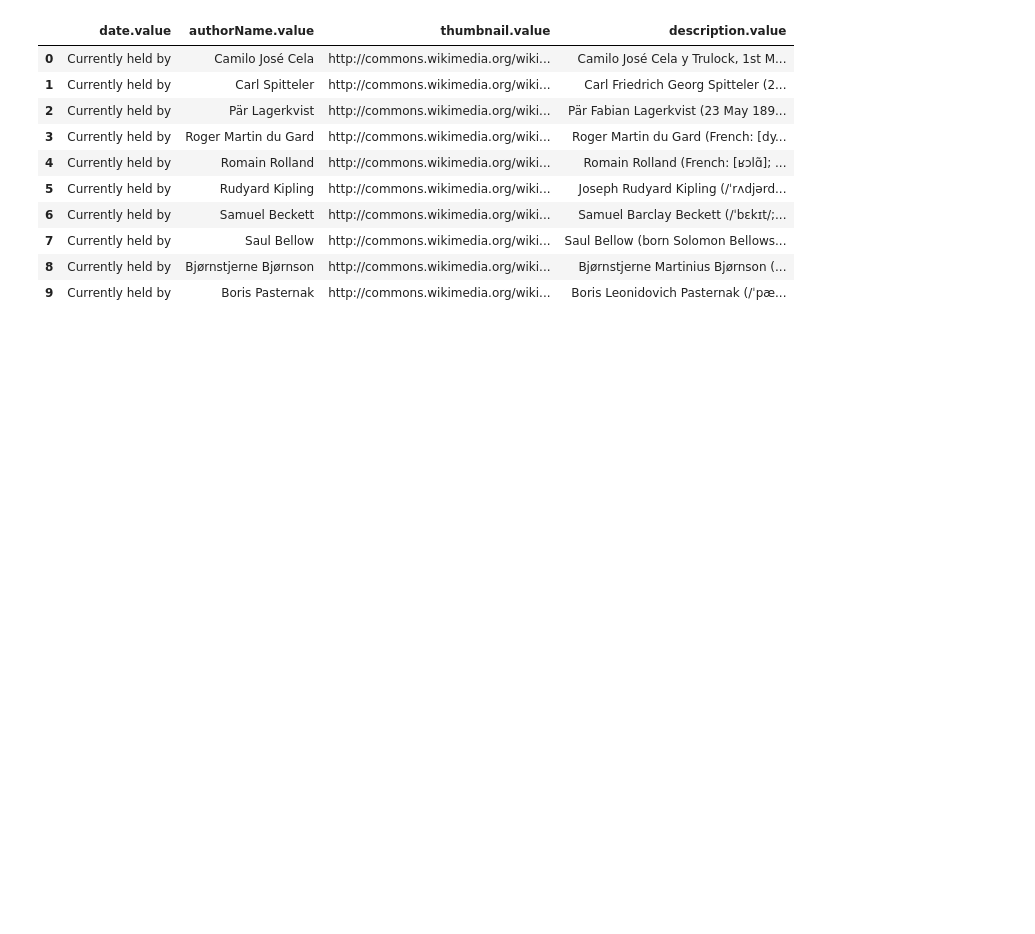
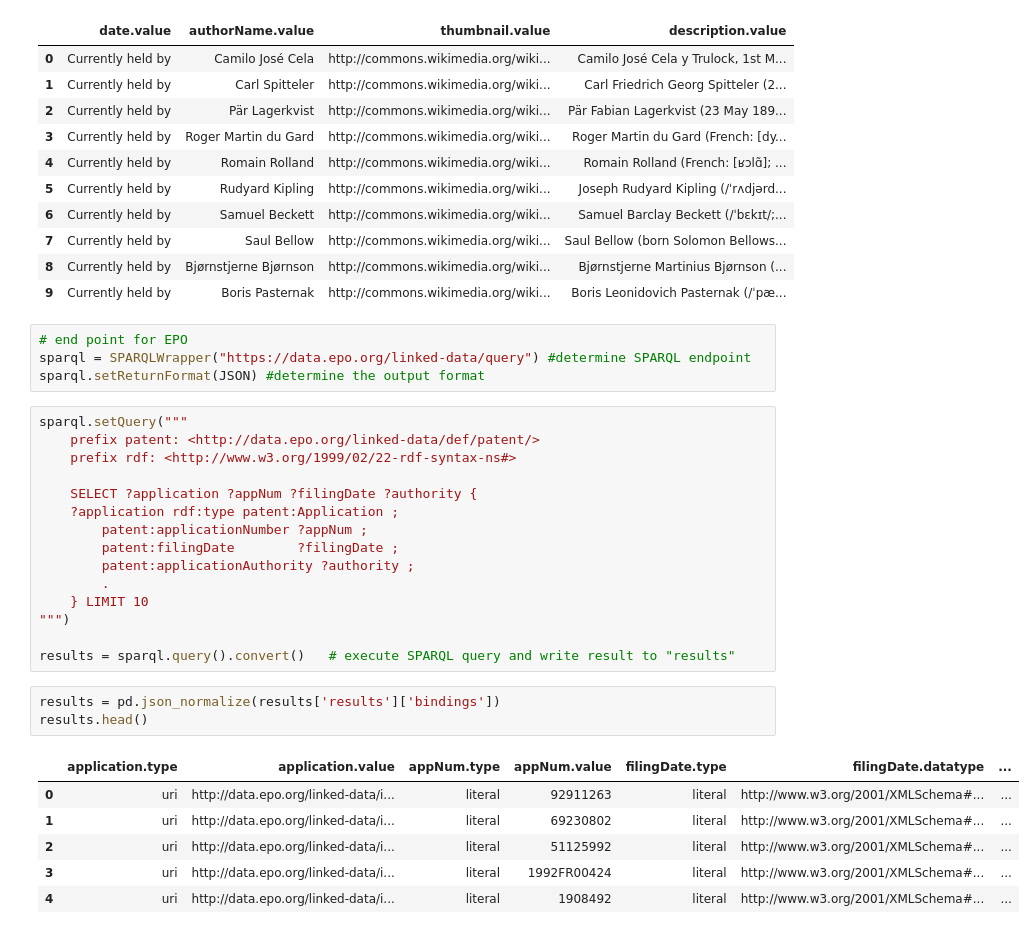
Before and after one commit to oceanumeric/NLP, a Jupyter notebook: KnowledgeGraph/lab3.ipynb, the cells around one changed output. Drawn from its saved outputs; the diff is of its cells as text; blank space fills up the shorter version.

Commit message:
[add] r sparql

```diff
--- a/KnowledgeGraph/lab3.ipynb
+++ b/KnowledgeGraph/lab3.ipynb
@@ -307,3 +307,32 @@ qr_df7[['date.value', 'authorName.value', 'thumbnail.value', 'description.value'
 | 7 | Currently held by | Saul Bellow | http://commons.wikimedia.org/wiki... | Saul Bellow (born Solomon Bellows... |
 | 8 | Currently held by | Bjørnstjerne Bjørnson | http://commons.wikimedia.org/wiki... | Bjørnstjerne Martinius Bjørnson (... |
 | 9 | Currently held by | Boris Pasternak | http://commons.wikimedia.org/wiki... | Boris Leonidovich Pasternak (/ˈpæ... |
+# %%
+# end point for EPO
+sparql = SPARQLWrapper("https://data.epo.org/linked-data/query") #determine SPARQL endpoint
+sparql.setReturnFormat(JSON) #determine the output format
+# %%
+sparql.setQuery("""
+    prefix patent: <http://data.epo.org/linked-data/def/patent/>
+    prefix rdf: <http://www.w3.org/1999/02/22-rdf-syntax-ns#>
+
+    SELECT ?application ?appNum ?filingDate ?authority {
+    ?application rdf:type patent:Application ;
+        patent:applicationNumber ?appNum ;
+        patent:filingDate        ?filingDate ;
+        patent:applicationAuthority ?authority ;
+        .
+    } LIMIT 10
+""")
+
+results = sparql.query().convert()   # execute SPARQL query and write result to "results"
+# %%
+results = pd.json_normalize(results['results']['bindings'])
+results.head()
+# %% [output]
+|  | application.type | application.value | appNum.type | appNum.value | filingDate.type | filingDate.datatype | ... |
+| 0 | uri | http://data.epo.org/linked-data/i... | literal | 92911263 | literal | http://www.w3.org/2001/XMLSchema#... | ... |
+| 1 | uri | http://data.epo.org/linked-data/i... | literal | 69230802 | literal | http://www.w3.org/2001/XMLSchema#... | ... |
+| 2 | uri | http://data.epo.org/linked-data/i... | literal | 51125992 | literal | http://www.w3.org/2001/XMLSchema#... | ... |
+| 3 | uri | http://data.epo.org/linked-data/i... | literal | 1992FR00424 | literal | http://www.w3.org/2001/XMLSchema#... | ... |
+| 4 | uri | http://data.epo.org/linked-data/i... | literal | 1908492 | literal | http://www.w3.org/2001/XMLSchema#... | ... |
```
Also changed, not shown: parts of 1 cell of this notebook, 2 other files.
